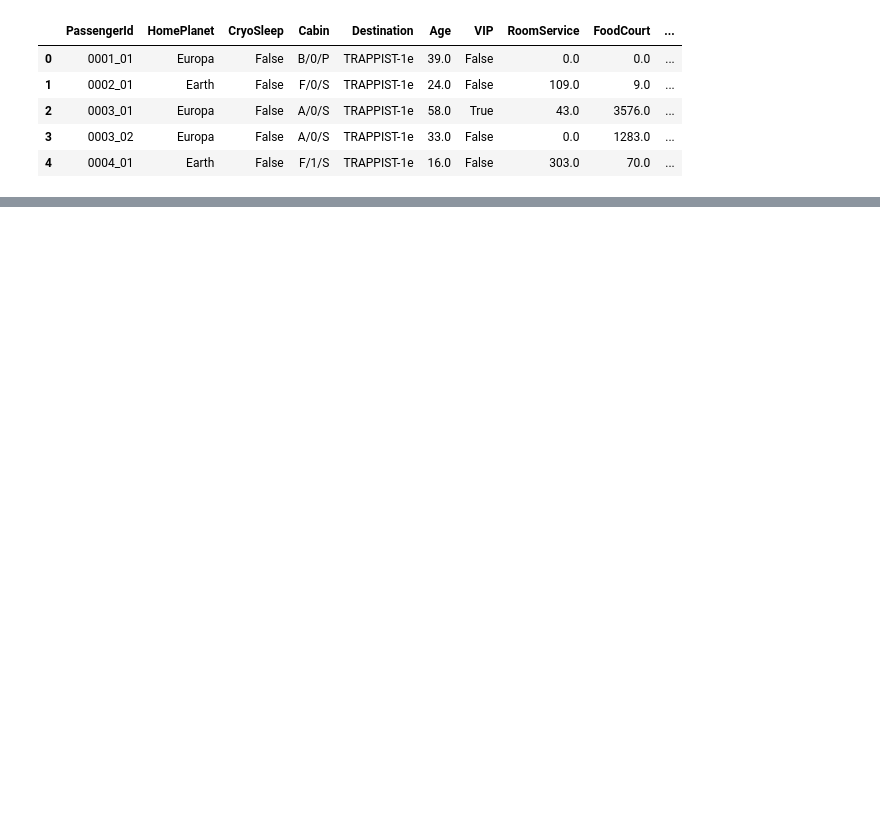
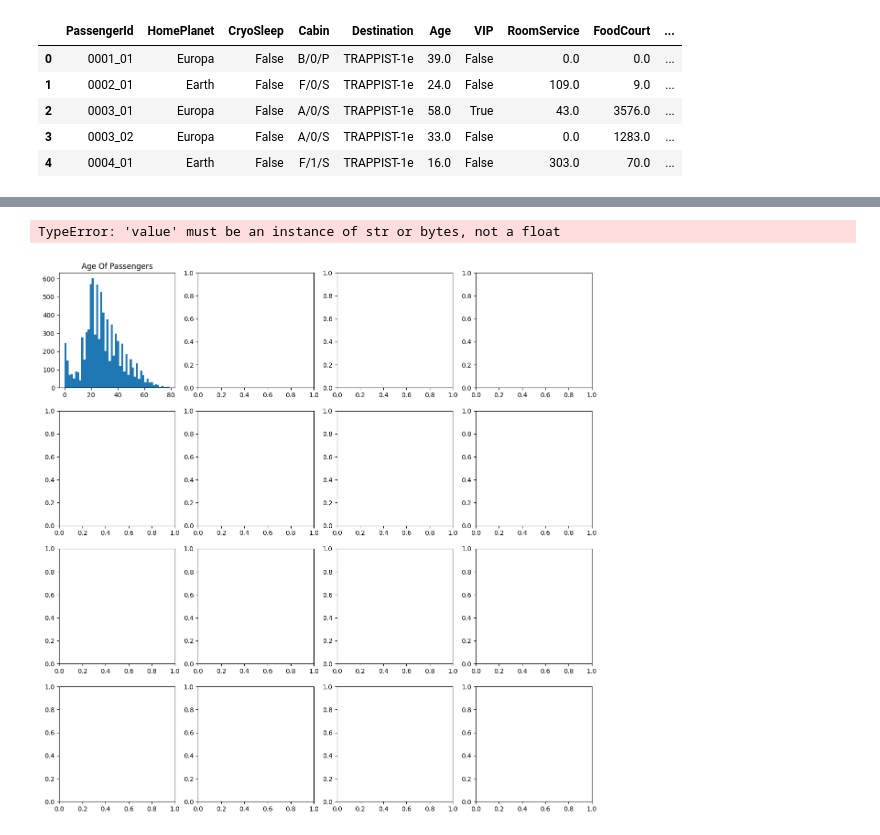
Before and after one commit to KasperLange13/Spaceship-Titanic, a Jupyter notebook: Titanic.ipynb, the cells around one changed output, grey strips where cells are left out. Saved outputs shown, nothing was run; the diff lists cells and outputs as text; code cells hidden in the pictures; blank space fills up the shorter version.

```diff
--- a/Titanic.ipynb
+++ b/Titanic.ipynb
@@ -56,0 +54,19 @@ ax[0,1].hist(df_train['RoomService'], bins = 50)
+# %%
+fig, ax = plt.subplots(4,4, figsize=(15,15))
+ax[0,0].hist(df_train['Age'], bins=50)
+ax[0,0].set_title('Age Of Passengers')
+ax[0,1].hist(df_train['Deck'])
+ax[0,1].set_title('Cabin Deck')
+ax[0,2].hist(df_train['Number'])
+ax[0,2].set_title('Cabin Number')
+ax[1,0].hist(df_train['VRDeck'], bins=50)
+ax[1,0].set_title('Spent at VRDeck')
+ax[1,1].hist(df_train['ShoppingMall'], bins=50)
+ax[1,1].set_title('Spent at ShoppingMall')
+ax[1,2].hist(df_train['FoodCourt'], bins=50)
+ax[1,2].set_title('Spent at FoodCourt')
+ax[1,3].hist(df_train['Spa'], bins=50)
+ax[1,3].set_title('Spent at Spa')
+# %% [output]
+TypeError: 'value' must be an instance of str or bytes, not a float
+[figure, added]
```
Also changed, not shown: parts of 5 cells of this notebook, 1 other file.
